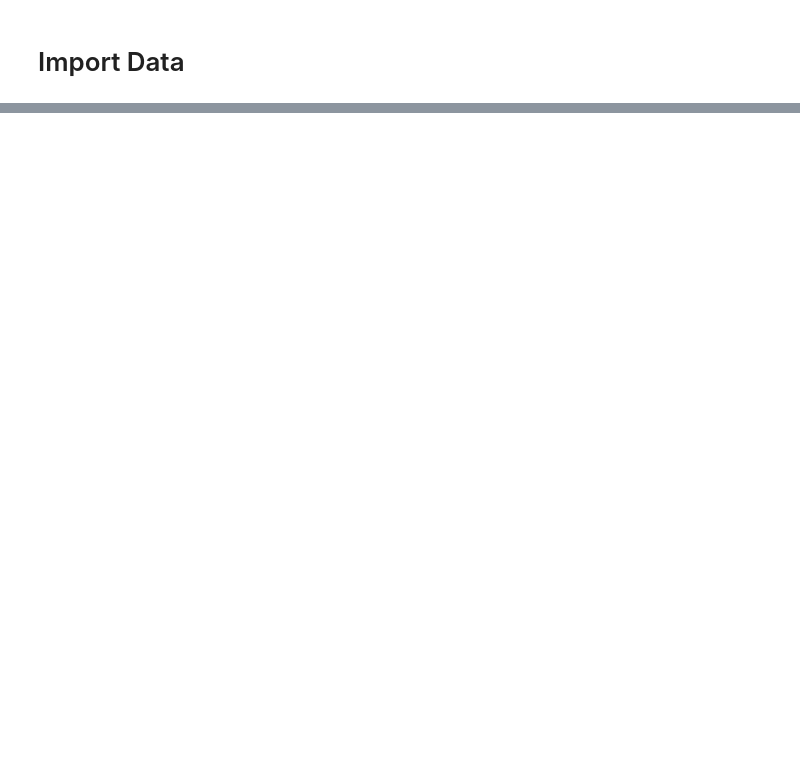
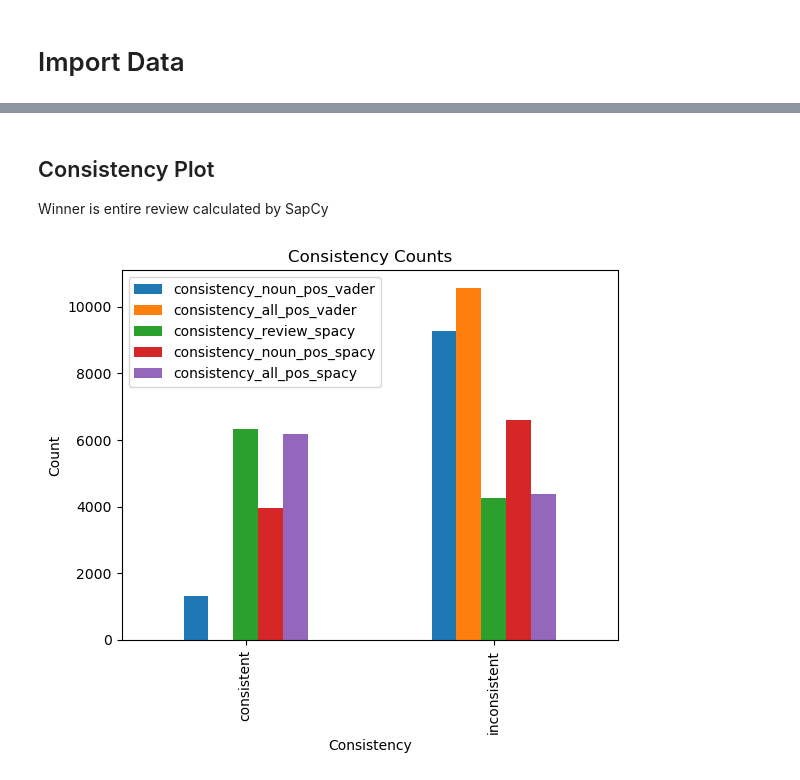
Before and after one commit to cw0033/Text-Analysis, a Jupyter notebook: Sentiment Per Review Group By Segment.ipynb, the cells around one changed output, grey strips where cells are left out. Saved outputs shown, nothing was run; the diff lists cells and outputs as text; code cells hidden in the pictures; blank space fills up the shorter version.

```diff
--- a/Sentiment Per Review Group By Segment.ipynb
+++ b/Sentiment Per Review Group By Segment.ipynb
@@ -92,0 +102,5 @@ df.head(10)
+# %%
+# Perform sentiment analysis on the "attributes_patterns" column
+df['sentiment_score_noun_pos_spacy'] = df['attributes_patterns'].apply(lambda x: nlp(str(x))._.polarity)
+
+df.head()
@@ -92,0 +117,5 @@ df.head(10)
+# %%
+# Perform sentiment analysis on the "POS_all" column, including Nouns, Verbs, Adjectives, Adverbs, etc.
+df['sentiment_score_all_pos_spacy'] = df['POS_all'].apply(lambda x: nlp(str(x))._.polarity)
+
+df.head()
@@ -92,0 +130,2 @@ df.head(10)
+# %%
+df_test = df
@@ -92,0 +134,9 @@ df.head(10)
+# %%
+# Create consistency columns for each sentiment score
+df_test['consistency_noun_pos_vader'] = df_test.apply(lambda row: 'consistent' if (row['sentiment_score_noun_pos_vader'] > 0 and row['voted_up']) or (row['sentiment_score_noun_pos_vader'] < 0 and not row['voted_up']) else 'inconsistent', axis=1)
+df_test['consistency_all_pos_vader'] = df_test.apply(lambda row: 'consistent' if (row['sentiment_score_all_pos_vader'] > 0 and row['voted_up']) or (row['sentiment_score_all_pos_vader'] < 0 and not row['voted_up']) else 'inconsistent', axis=1)
+df_test['consistency_review_spacy'] = df_test.apply(lambda row: 'consistent' if (row['sentiment_score_review_spacy'] > 0 and row['voted_up']) or (row['sentiment_score_review_spacy'] < 0 and not row['voted_up']) else 'inconsistent', axis=1)
+df_test['consistency_noun_pos_spacy'] = df_test.apply(lambda row: 'consistent' if (row['sentiment_score_noun_pos_spacy'] > 0 and row['voted_up']) or (row['sentiment_score_noun_pos_spacy'] <= 0 and not row['voted_up']) else 'inconsistent', axis=1)
+df_test['consistency_all_pos_spacy'] = df_test.apply(lambda row: 'consistent' if (row['sentiment_score_all_pos_spacy'] > 0 and row['voted_up']) or (row['sentiment_score_all_pos_spacy'] < 0 and not row['voted_up']) else 'inconsistent', axis=1)
+
+df_test.head()
@@ -92,0 +151,17 @@ df.head(10)
+# %% [markdown]
+## Consistency Plot
+Winner is entire review calculated by SapCy
+# %%
+import matplotlib.pyplot as plt
+
+# Count the inconsistencies
+Consistency_counts = df_test[['consistency_noun_pos_vader', 'consistency_all_pos_vader', 'consistency_review_spacy', 'consistency_noun_pos_spacy', 'consistency_all_pos_spacy']].apply(pd.value_counts)
+
+# Plot the inconsistencies
+Consistency_counts.plot(kind='bar')
+plt.xlabel('Consistency')
+plt.ylabel('Count')
+plt.title('Consistency Counts')
+plt.show()
+# %% [output]
+[figure, added]
```
Also changed, not shown: parts of 17 cells of this notebook, 6 other files.
